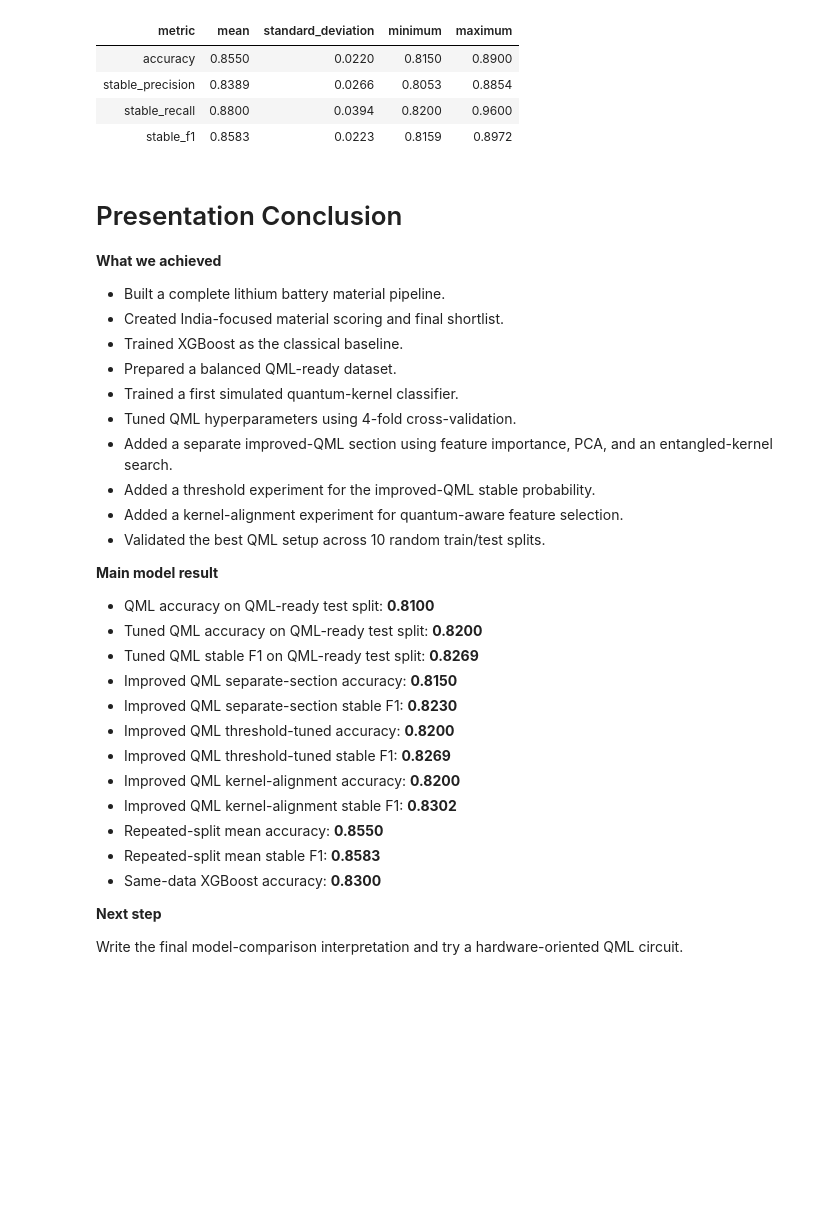
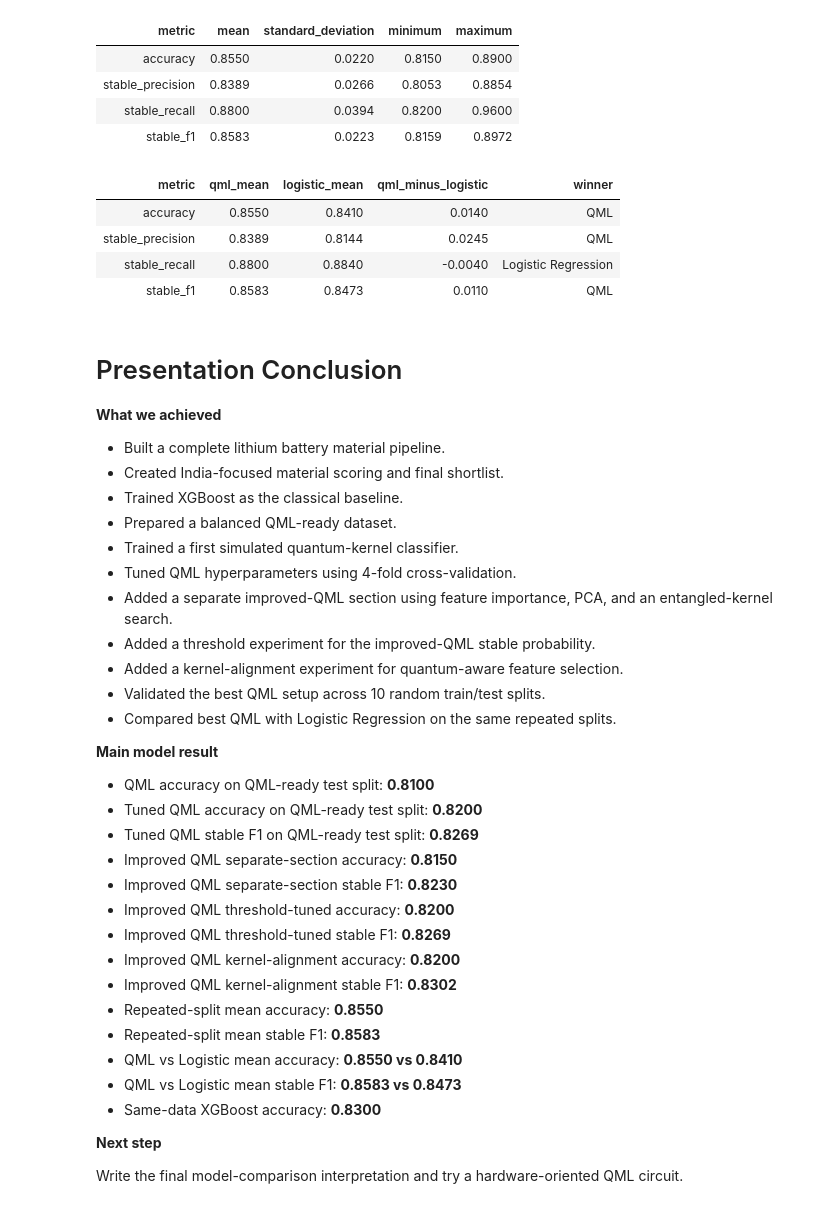
Before and after one commit to lifeknife10A/hybrid-quantum-battery-stability-prediction, a Jupyter notebook: Summer Vacation/Summer Vacation Main Presentation.ipynb, the cells around one changed output. Drawn from its saved outputs; the diff is of its cells as text; code cells hidden in the pictures; blank space fills up the shorter version.

```diff
--- a/Summer Vacation/Summer Vacation Main Presentation.ipynb
+++ b/Summer Vacation/Summer Vacation Main Presentation.ipynb
@@ -621,6 +628,45 @@ display(repeated_split_summary_dataframe)
 | stable_precision | 0.8389 | 0.0266 | 0.8053 | 0.8854 |
 | stable_recall | 0.8800 | 0.0394 | 0.8200 | 0.9600 |
 | stable_f1 | 0.8583 | 0.0223 | 0.8159 | 0.8972 |
+# %%
+qml_vs_logistic_comparison_rows = []
+metric_names = ["accuracy", "stable_precision", "stable_recall", "stable_f1"]
+
+for metric_name in metric_names:
+    qml_mean = qml_vs_logistic_summary_dataframe[
+        (qml_vs_logistic_summary_dataframe["model"] == "QML kernel classifier")
+        & (qml_vs_logistic_summary_dataframe["metric"] == metric_name)
+    ]["mean"].iloc[0]
+    logistic_mean = qml_vs_logistic_summary_dataframe[
+        (qml_vs_logistic_summary_dataframe["model"] == "Logistic Regression")
+        & (qml_vs_logistic_summary_dataframe["metric"] == metric_name)
+    ]["mean"].iloc[0]
+    difference = qml_mean - logistic_mean
+    if difference > 0:
+        winner = "QML"
+    elif difference < 0:
+        winner = "Logistic Regression"
+    else:
+        winner = "Tie"
+
+    qml_vs_logistic_comparison_rows.append(
+        {
+            "metric": metric_name,
+            "qml_mean": round(qml_mean, 4),
+            "logistic_mean": round(logistic_mean, 4),
+            "qml_minus_logistic": round(difference, 4),
+            "winner": winner,
+        }
+    )
+
+qml_vs_logistic_comparison_dataframe = pd.DataFrame(qml_vs_logistic_comparison_rows)
+display(qml_vs_logistic_comparison_dataframe)
+# %% [output]
+| metric | qml_mean | logistic_mean | qml_minus_logistic | winner |
+| accuracy | 0.8550 | 0.8410 | 0.0140 | QML |
+| stable_precision | 0.8389 | 0.8144 | 0.0245 | QML |
+| stable_recall | 0.8800 | 0.8840 | -0.0040 | Logistic Regression |
+| stable_f1 | 0.8583 | 0.8473 | 0.0110 | QML |
 # %%
 display(Markdown("""# Presentation Conclusion
 
@@ -637,6 +683,7 @@ display(Markdown("""# Presentation Conclusion
 - Added a threshold experiment for the improved-QML stable probability.
 - Added a kernel-alignment experiment for quantum-aware feature selection.
 - Validated the best QML setup across 10 random train/test splits.
+- Compared best QML with Logistic Regression on the same repeated splits.
 
 **Main model result**
 
@@ -651,6 +698,8 @@ display(Markdown("""# Presentation Conclusion
 - Improved QML kernel-alignment stable F1: **0.8302**
 - Repeated-split mean accuracy: **0.8550**
 - Repeated-split mean stable F1: **0.8583**
+- QML vs Logistic mean accuracy: **0.8550 vs 0.8410**
+- QML vs Logistic mean stable F1: **0.8583 vs 0.8473**
 - Same-data XGBoost accuracy: **0.8300**
 
 **Next step**
@@ -673,6 +722,7 @@ Write the final model-comparison interpretation and try a hardware-oriented QML
 - Added a threshold experiment for the improved-QML stable probability.
 - Added a kernel-alignment experiment for quantum-aware feature selection.
 - Validated the best QML setup across 10 random train/test splits.
+- Compared best QML with Logistic Regression on the same repeated splits.
 
 **Main model result**
 
@@ -687,6 +737,8 @@ Write the final model-comparison interpretation and try a hardware-oriented QML
 - Improved QML kernel-alignment stable F1: **0.8302**
 - Repeated-split mean accuracy: **0.8550**
 - Repeated-split mean stable F1: **0.8583**
+- QML vs Logistic mean accuracy: **0.8550 vs 0.8410**
+- QML vs Logistic mean stable F1: **0.8583 vs 0.8473**
 - Same-data XGBoost accuracy: **0.8300**
 
 **Next step**
```
Also changed, not shown: parts of 1 cell of this notebook, 8 other files.
